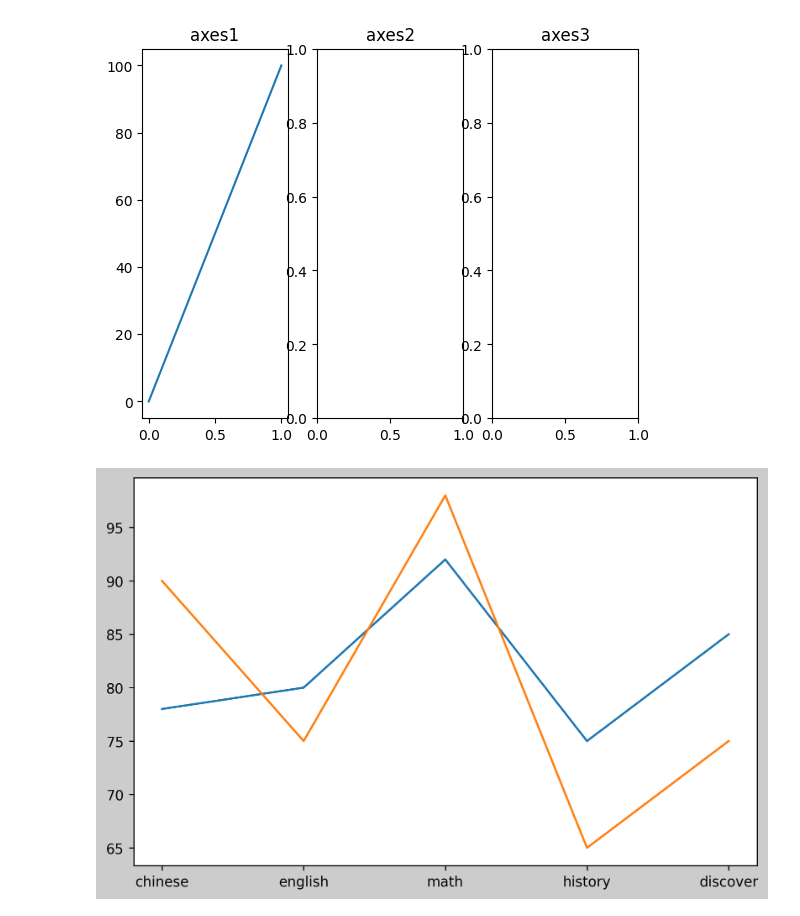
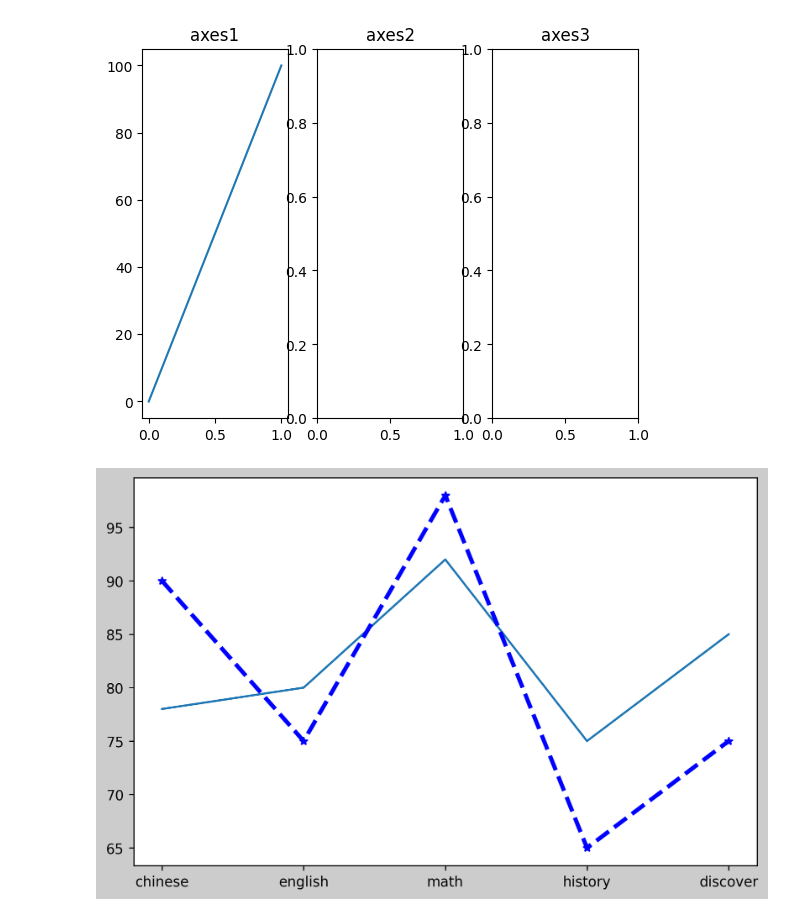
Before and after one commit to JudasWu/Python, a Jupyter notebook: 0729-1.ipynb, the cells around one changed output. Saved outputs shown, nothing was run; the diff lists cells and outputs as text; code cells hidden in the pictures.

```diff
--- a/0729-1.ipynb
+++ b/0729-1.ipynb
@@ -34,17 +34,17 @@ Text(0.5, 1.0, 'axes3')
 # %%
 student1 = {'chinese':78, 'english':80, 'math':92, 'history':75, 'discover':85}
 student2 = {'chinese':90, 'english':75, 'math':98, 'history':65, 'discover':75}
 
 subjects =list(student1.keys())
 value1 =list(student1.values())
 value2 = list(student2.values())
 
 figure = plt.figure(figsize=(8.0, 5.0), dpi=250.0, facecolor="#cccccc")
 ax = figure.add_subplot()
 ax.plot(subjects, value1)
 
-ax.plot(subjects, value2)
+ax.plot(subjects, value2,'b--*',linewidth=3.0)
 
 plt.show()
 # %% [output]
-[figure, old version]
+[figure, new version]
```
